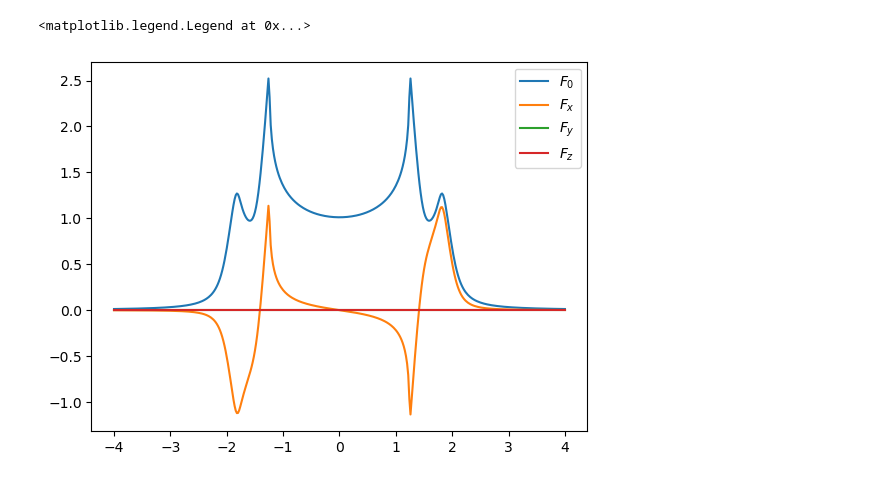
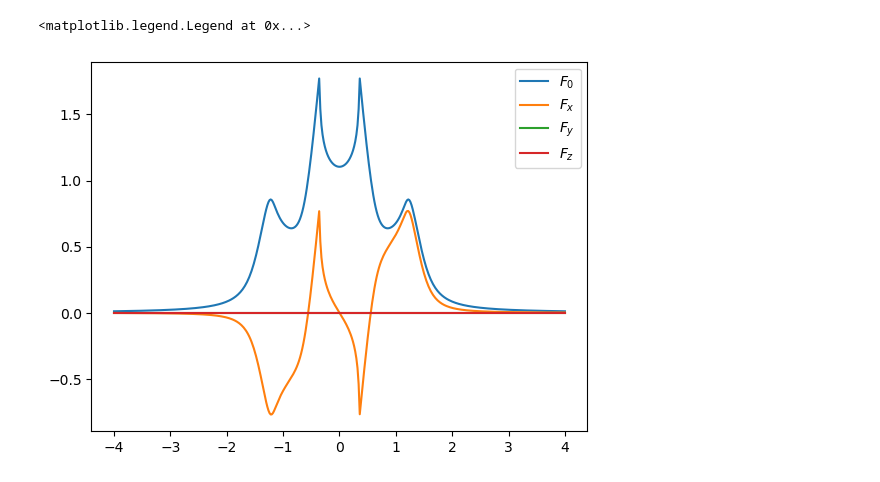
Before and after one commit to maiani/pyusadel, a Jupyter notebook: docs/examples/usadel_0D.ipynb, the cells around one changed output. Cells and saved outputs as stored; diff of their text form; code cells hidden in the pictures.

```diff
--- a/docs/examples/usadel_0D.ipynb
+++ b/docs/examples/usadel_0D.ipynb
@@ -5 +14,12 @@ from pyusadel import DifferentialOperators, UsadelProblem, trivial_diffops
+# %%
+Nsites = 1
+
+do = trivial_diffops()
+
+h_x = np.array([0.40])
+h_y = np.array([0.00])
+h_z = np.array([0.00])
+D = 0
+T = 0.2
+Gamma = 1e-3
 # %%
@@ -55,4 +47,23 @@ Converged in 72 iterations
 # %%
-# Solve for the spectral quantities, first define an energy axis then execute the calculation
-up.set_real_omega_ax(-4, 4, 401)
-up.solve_spectral(print_exit_status=False, gamma=1)
+up2 = UsadelProblem(
+    Nsites=1,
+    diff_ops=do,
+    h_x=h_x,
+    h_y=h_y,
+    h_z=h_z,
+    tau_sf_inv= np.array([0.2]),
+    D=D,
+    T=T,
+    Gamma=Gamma,
+    use_dense=True,
+)
+
+up2.Delta = np.array([1.0])
+
+up2.set_real_omega_ax(-4, 4, 401)
+up2.solve_spectral(print_exit_status=False, gamma=1)
+
+e2 = e2
+dos2 = up2.get_ldos()
+dos2u = up2.get_spin_resolved_ldos("x")[0]
+dos2d = up2.get_spin_resolved_ldos("x")[1]
@@ -70,10 +221,10 @@ ax.legend()
 # %%
 fig, ax = plt.subplots()
-ax.plot(up.get_omega_ax_r(), up.anomalous_correlator()[0], label="$F_{0}$")
-ax.plot(up.get_omega_ax_r(), up.anomalous_correlator()[1], label="$F_{x}$")
-ax.plot(up.get_omega_ax_r(), up.anomalous_correlator()[2], label="$F_{y}$")
-ax.plot(up.get_omega_ax_r(), up.anomalous_correlator()[3], label="$F_{z}$")
+ax.plot(up2.get_omega_ax_r(), up2.get_anomalous_correlator()[0], label="$F_{0}$")
+ax.plot(up2.get_omega_ax_r(), up2.get_anomalous_correlator()[1], label="$F_{x}$")
+ax.plot(up2.get_omega_ax_r(), up2.get_anomalous_correlator()[2], label="$F_{y}$")
+ax.plot(up2.get_omega_ax_r(), up2.get_anomalous_correlator()[3], label="$F_{z}$")
 ax.legend()
 # %% [output]
 <matplotlib.legend.Legend at 0x...>
-[figure, old version]
+[figure, new version]
```
Also changed, not shown: parts of 9 cells of this notebook, 13 other files.
